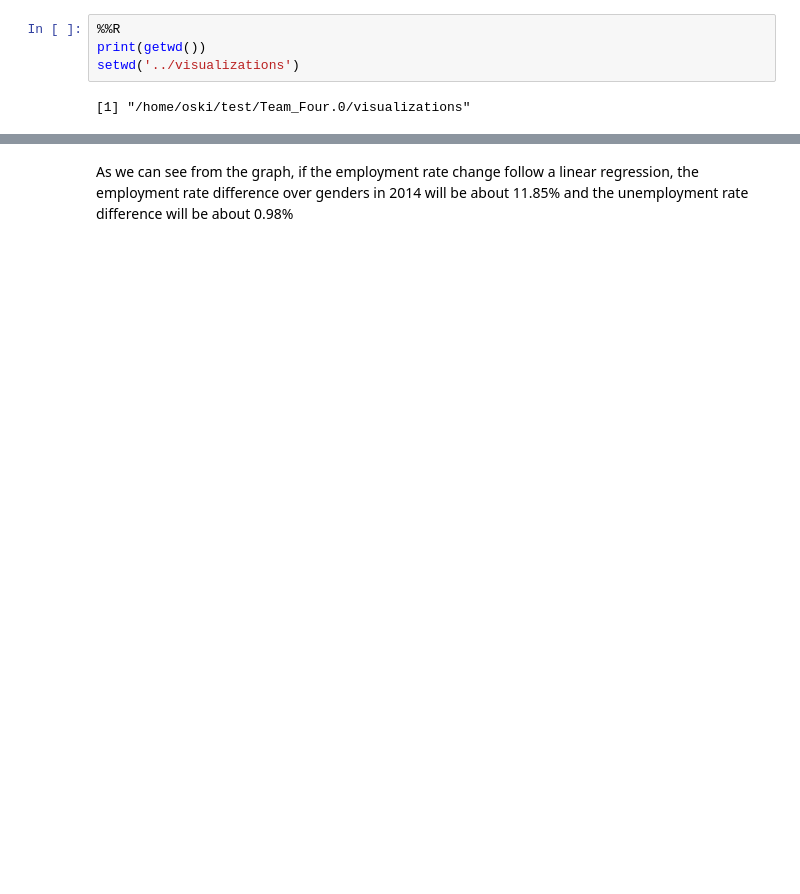
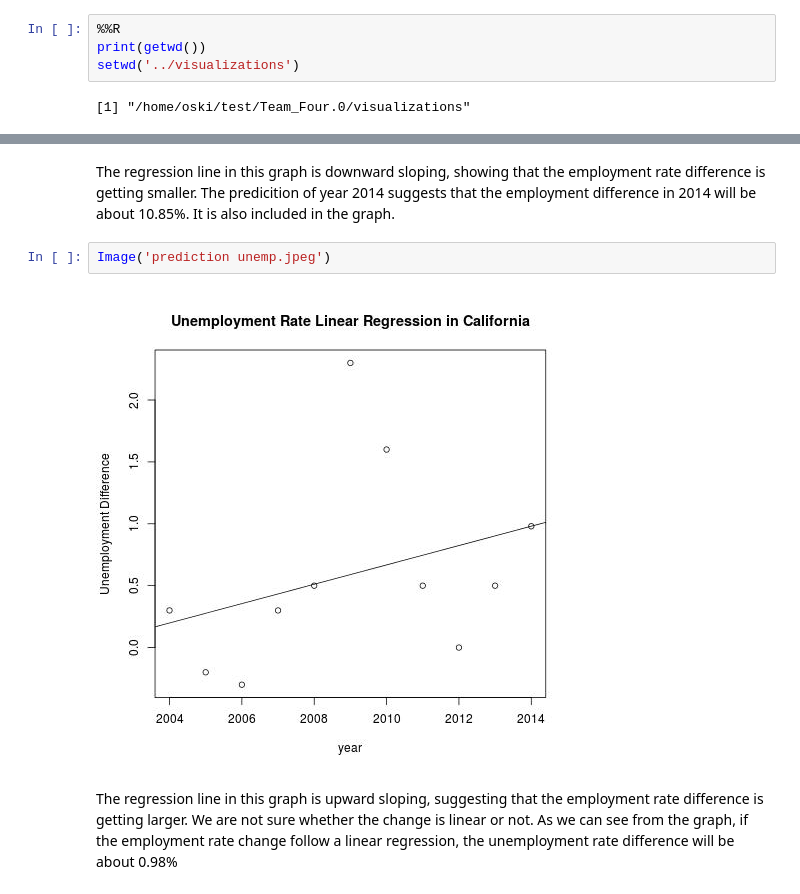
Before and after one commit to yuhanw/Team_Four.0, a Jupyter notebook: notebooks/NB4_project_report.ipynb, the cells around one changed output, grey strips where cells are left out. Drawn from its saved outputs; the diff is of its cells as text; blank space fills up the shorter version.

```diff
--- a/notebooks/NB4_project_report.ipynb
+++ b/notebooks/NB4_project_report.ipynb
@@ -194,2 +343,8 @@ Image('prediction emp.jpeg')
+# %% [markdown]
+The regression line in this graph is downward sloping, showing that the employment rate difference is getting smaller. The predicition of year 2014 suggests that the employment difference in 2014 will be about 10.85%. It is also included in the graph.
+# %%
+Image('prediction unemp.jpeg')
+# %% [output]
+[figure, added]
 # %% [markdown]
-As we can see from the graph, if the employment rate change follow a linear regression, the employment rate difference over genders in 2014 will be about 11.85% and the unemployment rate difference will be about 0.98%
+The regression line in this graph is upward sloping, suggesting that the employment rate difference is getting larger. We are not sure whether the change is linear or not. As we can see from the graph, if the employment rate change follow a linear regression, the unemployment rate difference will be about 0.98%
```
Also changed, not shown: parts of 45 cells of this notebook, 2 other files.
